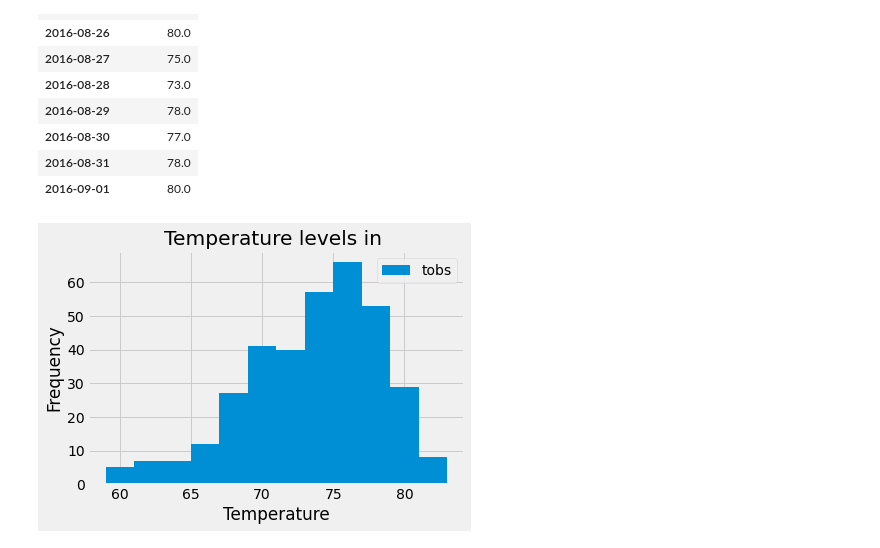
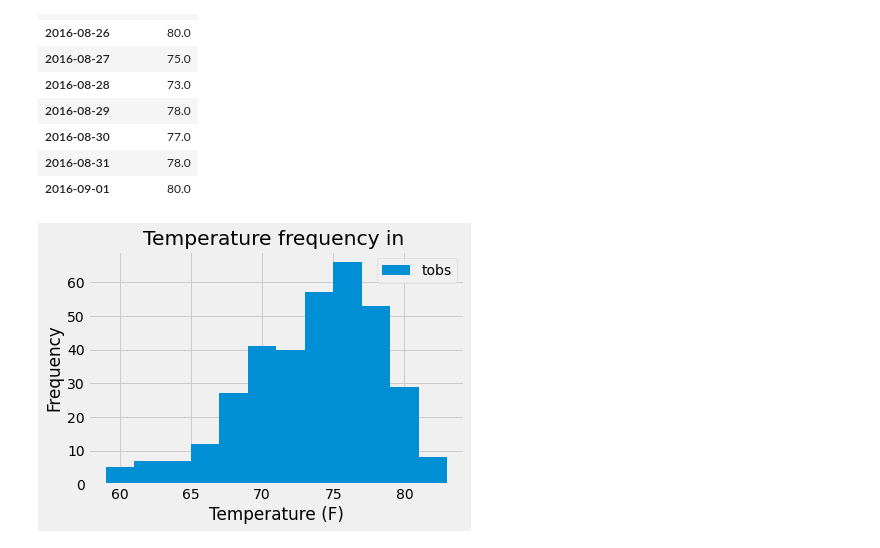
Before and after one commit to dan1ellec/sqlalchemy-challenge, a Jupyter notebook: climate_analysis.ipynb, the cells around one changed output. Cells and saved outputs as stored; diff of their text form; code cells hidden in the pictures.

```diff
--- a/climate_analysis.ipynb
+++ b/climate_analysis.ipynb
@@ -285,14 +230,13 @@ df_temps.head(10)
 | 2016-08-31 | 78.0 |
 | 2016-09-01 | 80.0 |
 # %%
-# different to this!
-# they do a histogram with frequencies
+# Plotting the histogram
 
 df_temps.plot.hist(bins = 12)
 plt.title("Temperature frequency in ")
-plt.xlabel('Temperature')
+plt.xlabel('Temperature (F)')
 plt.ylabel('Frequency')
 plt.legend(['tobs'])
 plt.show()
 # %% [output]
-[figure, old version]
+[figure, new version]
```
Also changed, not shown: parts of 9 cells of this notebook.
